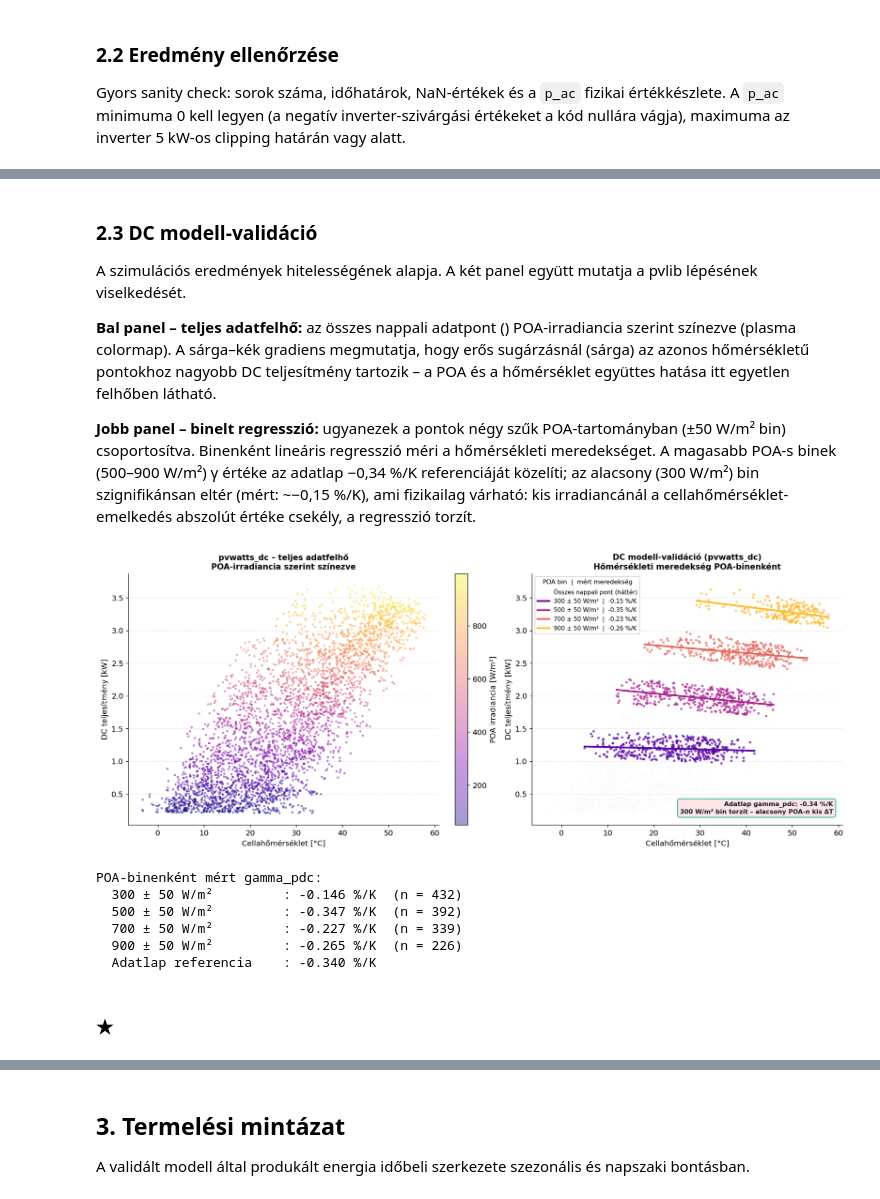
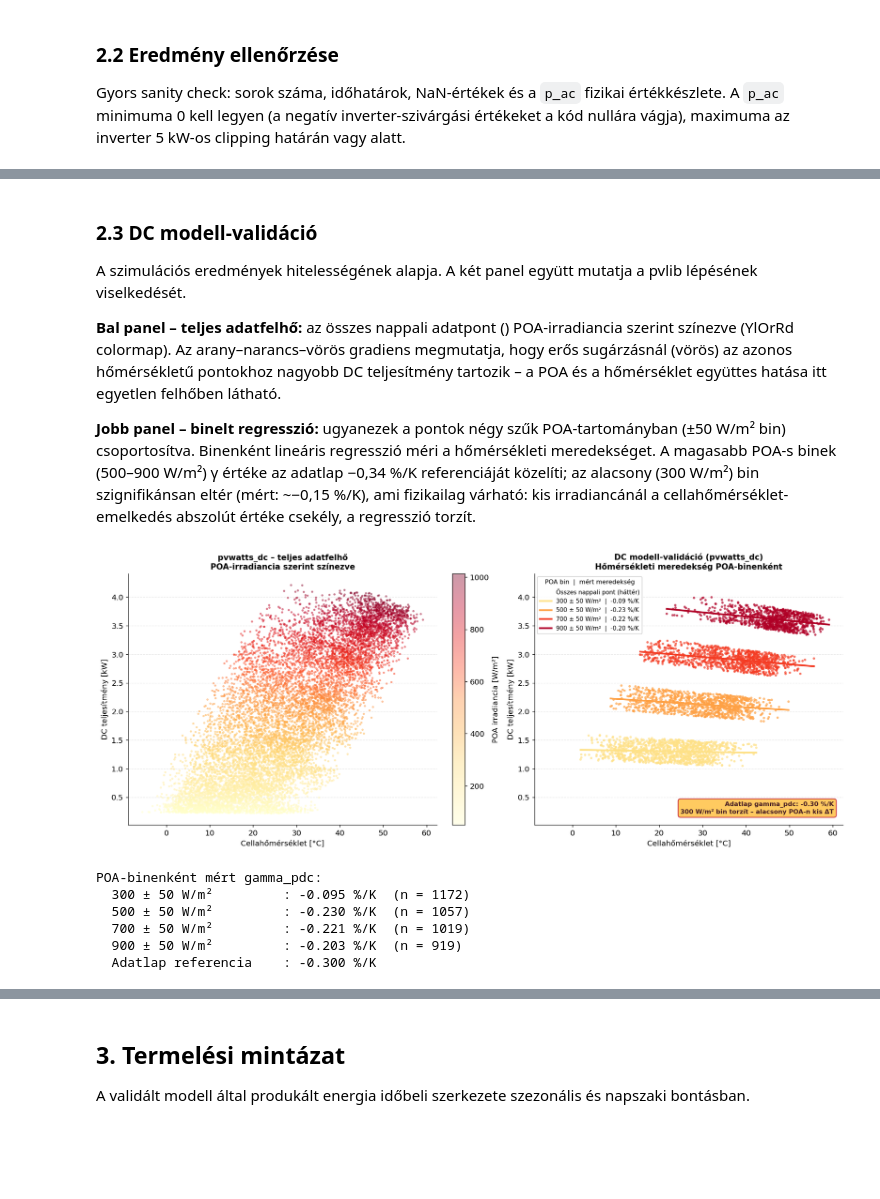
Before and after one commit to csabatatrai/solar-ml-pipeline, a Jupyter notebook: analysis.ipynb, the cells around one changed output, grey strips where cells are left out. Cells and saved outputs as stored; diff of their text form; code cells hidden in the pictures; blank space fills up the shorter version.

```diff
--- a/analysis.ipynb
+++ b/analysis.ipynb
@@ -363,5 +317,5 @@ A kötelező `pvlib` függvények a pipeline sorrendjében:
 # %%
 from pv_calculator import run_pv_simulation, get_pv_dataframe, PDC0_TOTAL, PDC0_INV
 
-df_pv = run_pv_simulation()   # számítás + pv_results tábla feltöltése
+df_pv = run_pv_simulation(force_reload=True)  # újraszámítás: 3 év + degradáció + p_ac_net DuckDB-be
 # %% [output]
@@ -411,7 +381,7 @@ timestamp
 
 A szimulációs eredmények hitelességének alapja. A két panel együtt mutatja a pvlib  lépésének viselkedését.
 
-**Bal panel – teljes adatfelhő:** az összes nappali adatpont () POA-irradiancia szerint színezve (plasma colormap). A sárga–kék gradiens megmutatja, hogy erős sugárzásnál (sárga) az azonos hőmérsékletű pontokhoz nagyobb DC teljesítmény tartozik – a POA és a hőmérséklet együttes hatása itt egyetlen felhőben látható.
+**Bal panel – teljes adatfelhő:** az összes nappali adatpont () POA-irradiancia szerint színezve (YlOrRd colormap). Az arany–narancs–vörös gradiens megmutatja, hogy erős sugárzásnál (vörös) az azonos hőmérsékletű pontokhoz nagyobb DC teljesítmény tartozik – a POA és a hőmérséklet együttes hatása itt egyetlen felhőben látható.
 
 **Jobb panel – binelt regresszió:** ugyanezek a pontok négy szűk POA-tartományban (±50 W/m² bin) csoportosítva. Binenként lineáris regresszió méri a hőmérsékleti meredekséget. A magasabb POA-s binek (500–900 W/m²) γ értéke az adatlap −0,34 %/K referenciáját közelíti; az alacsony (300 W/m²) bin szignifikánsan eltér (mért: ~−0,15 %/K), ami fizikailag várható: kis irradiancánál a cellahőmérséklet-emelkedés abszolút értéke csekély, a regresszió torzít.
 # %%
@@ -428,14 +398,14 @@ poa_bins = [
     (650, 750, "700 ± 50 W/m²"),
     (850, 950, "900 ± 50 W/m²"),
 ]
-bin_colors    = plt.cm.plasma(np.linspace(0.15, 0.85, len(poa_bins)))
+bin_colors    = plt.cm.YlOrRd(np.linspace(0.2, 0.9, len(poa_bins)))
 gamma_pdc_pct = GAMMA_PDC * 100
 
 fig, (axL, axR) = plt.subplots(1, 2, figsize=(15, 6), layout="constrained")
 
 # ── Bal panel: teljes adatfelhő – POA-irradiancia szerint színezve ────────────────────
 sc = axL.scatter(daytime["temp_cell"], daytime["p_dc"] / 1000,
-                 c=daytime["poa_global"], cmap="plasma",
+                 c=daytime["poa_global"], cmap="YlOrRd",
                  alpha=0.40, s=5, rasterized=True, zorder=2)
 plt.colorbar(sc, ax=axL).set_label("POA irradiancia [W/m²]")
 axL.set_xlabel("Cellahőmérséklet [°C]")
@@ -470,39 +440,37 @@ for (lo, hi, label), color in zip(poa_bins, bin_colors):
     slope_results.append((label, pct_k, len(subset)))
 
 _ann = (f"Adatlap gamma_pdc: {gamma_pdc_pct:+.2f} %/K"
         + chr(10) + "300 W/m² bin torzít – alacsony POA-n kis ΔT")
 axR.text(0.97, 0.04, _ann,
          transform=axR.transAxes, fontsize=9, ha="right", va="bottom",
          fontweight="bold", color=C_BASE["text_dk"],
          bbox=dict(boxstyle="round,pad=0.4", facecolor=C_BASE["ann_fill"],
                    edgecolor=C_BASE["ann_edge"], linewidth=1.2, alpha=0.95))
 
 axR.set_xlabel("Cellahőmérséklet [°C]")
 axR.set_ylabel("DC teljesítmény [kW]")
 axR.set_title(
     "DC modell-validáció (pvwatts_dc)" + chr(10)
     + "Hőmérsékleti meredekség POA-binenként",
     fontweight="bold", fontsize=11.5)
 axR.legend(framealpha=0.88, fontsize=8.5,
            title="POA bin  |  mért meredekség", title_fontsize=9,
            loc="upper left")
 axR.yaxis.grid(True, alpha=0.3, linestyle="--")
 axR.set_axisbelow(True)
 
 plt.show()
 
 print("")
 print("POA-binenként mért gamma_pdc:")
 for label, pct, n in slope_results:
     print(f"  {label:22s}: {pct:+.3f} %/K  (n = {n})")
 print(f"  Adatlap referencia    : {gamma_pdc_pct:+.3f} %/K")
 # %% [output]
-[figure, old version]
+[figure, new version]
 POA-binenként mért gamma_pdc:
-  300 ± 50 W/m²         : -0.146 %/K  (n = 432)
-  500 ± 50 W/m²         : -0.347 %/K  (n = 392)
-  700 ± 50 W/m²         : -0.227 %/K  (n = 339)
-  900 ± 50 W/m²         : -0.265 %/K  (n = 226)
-  Adatlap referencia    : -0.340 %/K
+  300 ± 50 W/m²         : -0.095 %/K  (n = 1172)
+  500 ± 50 W/m²         : -0.230 %/K  (n = 1057)
+  700 ± 50 W/m²         : -0.221 %/K  (n = 1019)
+  900 ± 50 W/m²         : -0.203 %/K  (n = 919)
+  Adatlap referencia    : -0.300 %/K
-# %% [markdown]
-### ★
```
Also changed, not shown: parts of 22 cells of this notebook, 8 other files.
